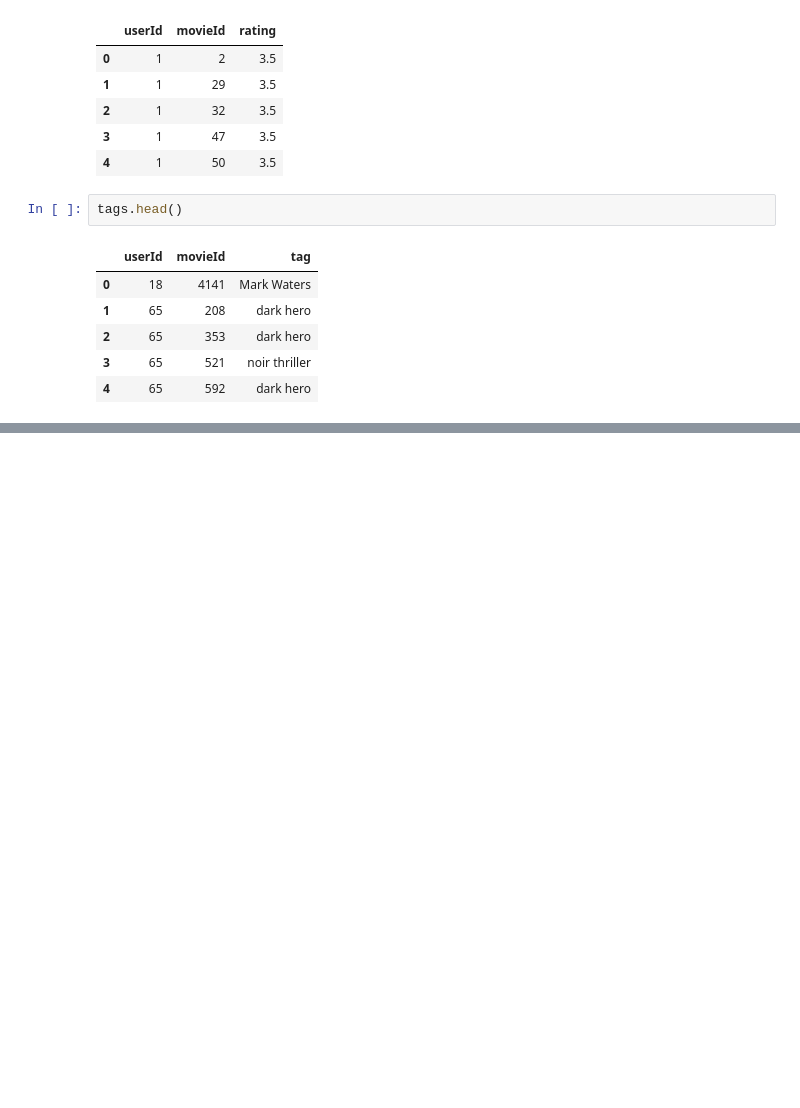
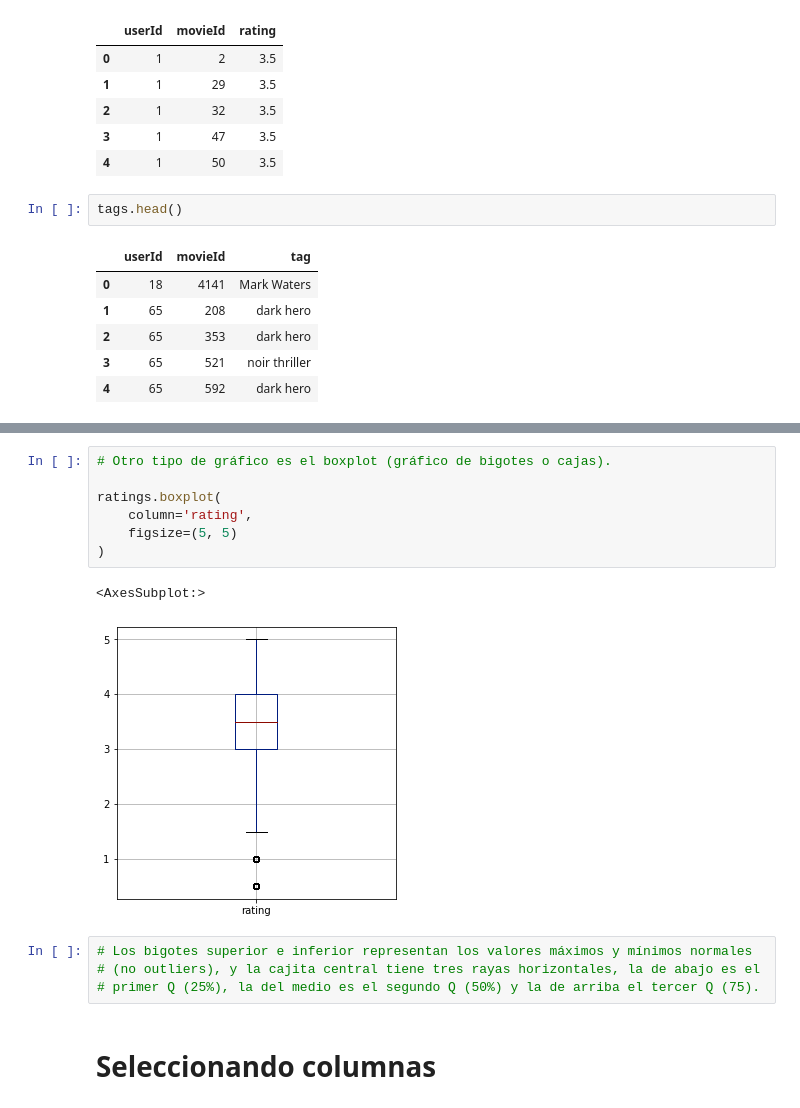
Before and after one commit to JavDomGom/machine-learning-y-redes-neuronales, a Jupyter notebook: Movilens.ipynb, the cells around one changed output, grey strips where cells are left out. Saved outputs shown, nothing was run; the diff lists cells and outputs as text; blank space fills up the shorter version.

```diff
--- a/Movilens.ipynb
+++ b/Movilens.ipynb
@@ -85,0 +372,16 @@ tags.head()
+# %%
+# Otro tipo de gráfico es el boxplot (gráfico de bigotes o cajas).
+
+ratings.boxplot(
+    column='rating',
+    figsize=(5, 5)
+)
+# %% [output]
+<AxesSubplot:>
+[figure, added]
+# %%
+# Los bigotes superior e inferior representan los valores máximos y mínimos normales
+# (no outliers), y la cajita central tiene tres rayas horizontales, la de abajo es el
+# primer Q (25%), la del medio es el segundo Q (50%) y la de arriba el tercer Q (75).
+# %% [markdown]
+# Seleccionando columnas
```
Also changed, not shown: parts of 86 cells of this notebook, 1 other file.
